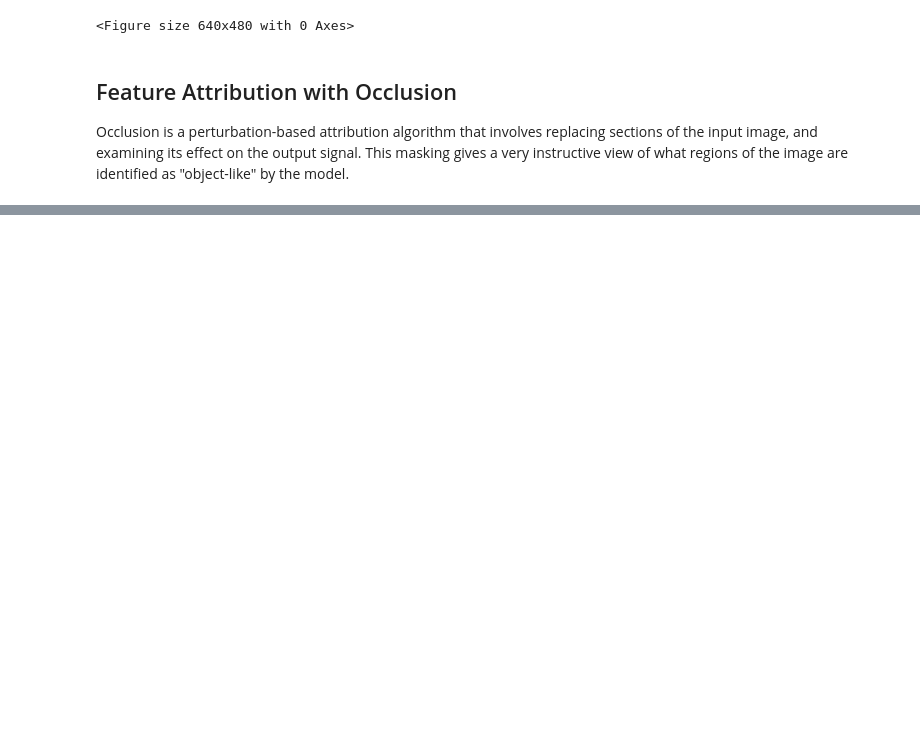
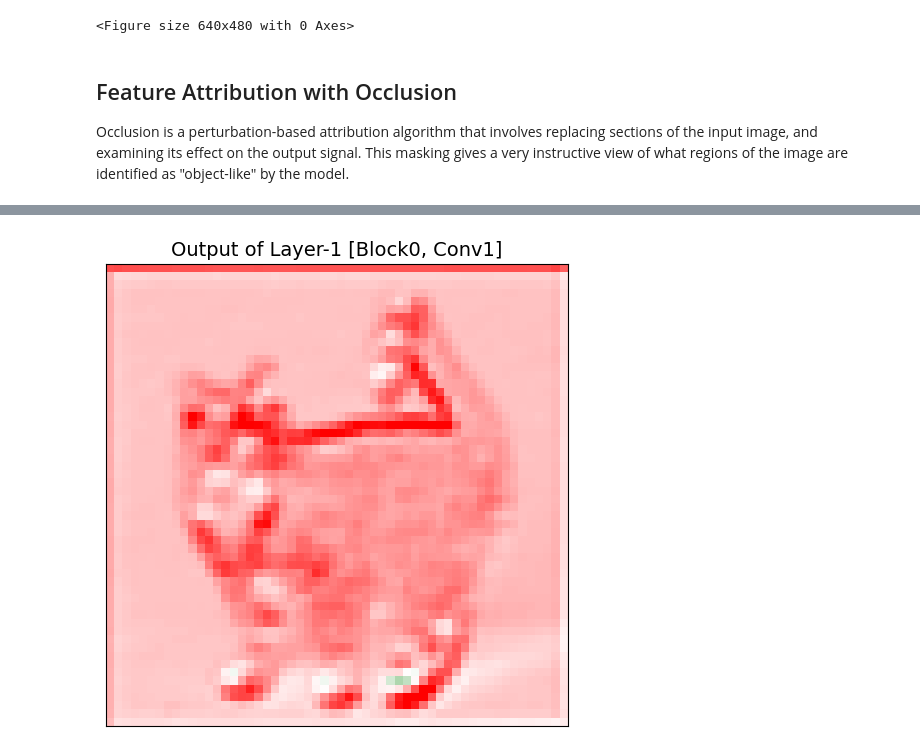
Before and after one commit to DracoY-code/pytorch-tutorial-assets, a Jupyter notebook: notebooks/07_model_understanding_with_captum.ipynb, the cells around one changed output, grey strips where cells are left out. Cells and saved outputs as stored; diff of their text form; code cells hidden in the pictures; blank space fills up the shorter version.

```diff
--- a/notebooks/07_model_understanding_with_captum.ipynb
+++ b/notebooks/07_model_understanding_with_captum.ipynb
@@ -311,0 +364,9 @@ plt.show();
+# %%
+# Plot for layer-1: block0, conv1
+examine_layer(
+    model=resnet_model,
+    layer=resnet_model.layer1[0].conv1,
+    title='Output of Layer-1 [Block0, Conv1]',
+)
+# %% [output]
+[figure, added]
```
Also changed, not shown: parts of 14 cells of this notebook.
